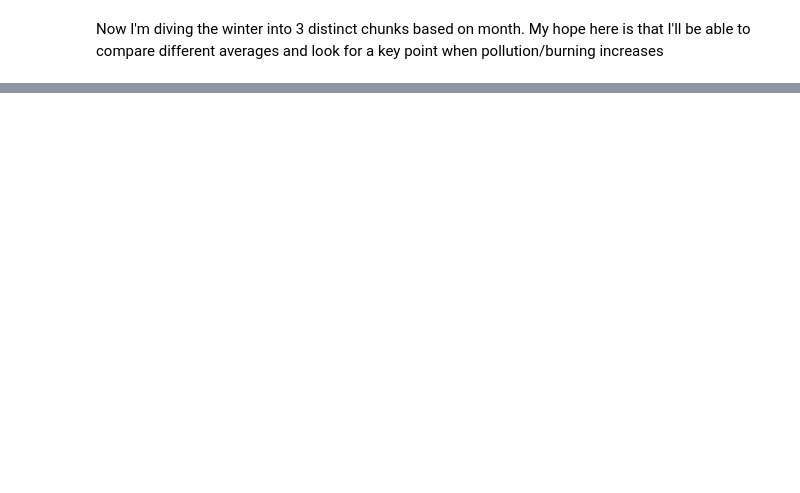
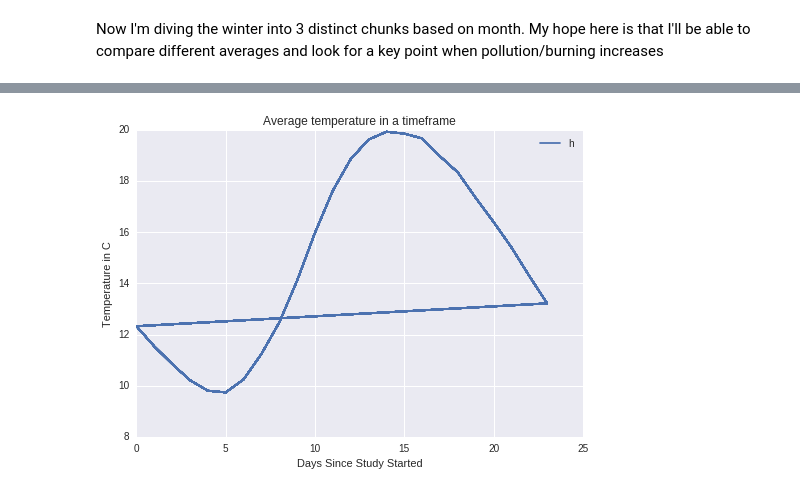
Before and after one commit to BrennaManning/DataScience2016FP, a Jupyter notebook: Beginnings-Mack.ipynb, the cells around one changed output, grey strips where cells are left out. Cells and saved outputs as stored; diff of their text form; code cells hidden in the pictures; blank space fills up the shorter version.

```diff
--- a/Beginnings-Mack.ipynb
+++ b/Beginnings-Mack.ipynb
@@ -191,0 +160,4 @@ def plot_by_days(df):
+# %%
+plot_by_days(augustdf, 'Hour')
+# %% [output]
+[figure, added]
```
Also changed, not shown: parts of 10 cells of this notebook.
